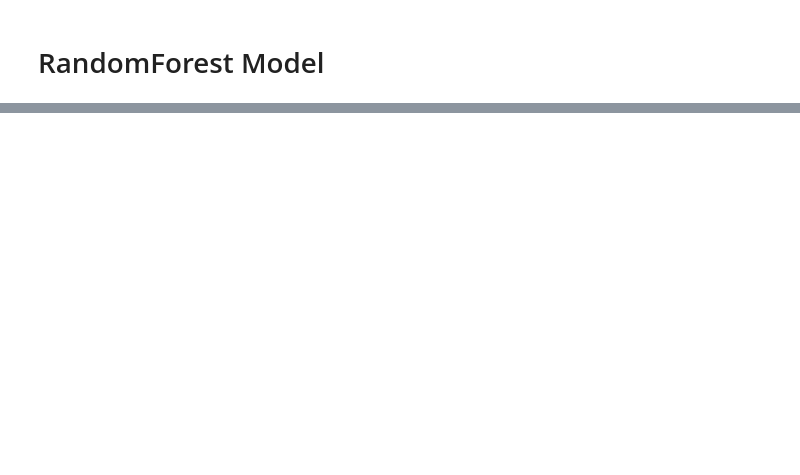
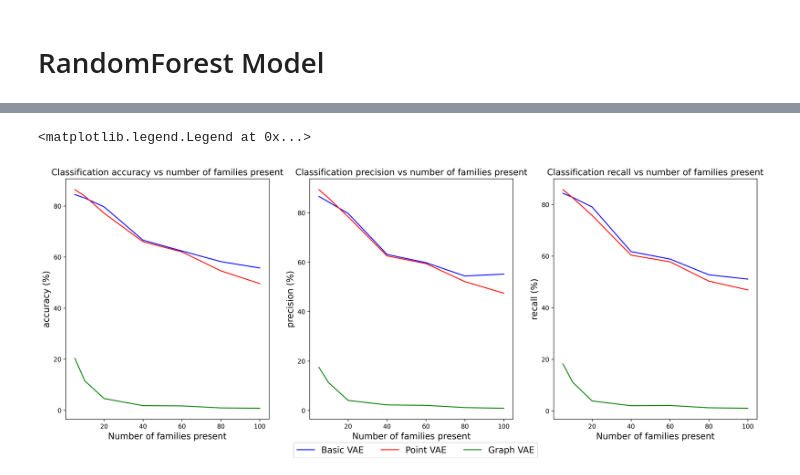
Before and after one commit to shazakam/ProteinManifoldLearning, a Jupyter notebook: Notebooks/CLUSTER_ANALYSIS.ipynb, the cells around one changed output, grey strips where cells are left out. Saved outputs shown, nothing was run; the diff lists cells and outputs as text; code cells hidden in the pictures; blank space fills up the shorter version.

```diff
--- a/Notebooks/CLUSTER_ANALYSIS.ipynb
+++ b/Notebooks/CLUSTER_ANALYSIS.ipynb
@@ -147,7 +274,0 @@ np.sum(clf.predict(latent_vectors[1000:, :]) == np.array([top_prot_dict[i] for i
-# %%
-from sklearn.metrics import classification_report, confusion_matrix
-x_test = latent_vectors[1000:, :]
-y_test = np.array([top_prot_dict[i] for i in top_family_labels])[1000:]
-y_pred = clf.predict(x_test)
-print(classification_report(y_test, y_pred))
-print(confusion_matrix(y_test, y_pred))
@@ -187,0 +437,24 @@ plt.show()
+# %%
+result_arrays = [np.array(rf_acc_results).T, np.array(rf_prec_results).T, np.array(rf_recall_results).T, np.array(rf_f1_results).T]
+result_titles = ['accuracy', 'precision', 'recall']
+model_label = ['Basic VAE', 'Point VAE', 'Graph VAE']
+model_colour = ['b', 'r', 'g']
+
+family_value_array = np.array([5, 10, 20, 40, 60, 80, 100])
+fig, axes = plt.subplots(1,3, dpi = 300, figsize = (20,7))
+axes = axes.flatten()
+for idx, title in enumerate(result_titles):
+    result_array = result_arrays[idx]
+    axes[idx].set_title(f'Classification {title} vs number of families present', fontsize = 14)
+    for model_idx in range(3):
+        if idx == 0:
+            axes[idx].plot(family_value_array, result_array[:, model_idx]*100, label = model_label[model_idx], color = model_colour[model_idx])
+        else:
+            axes[idx].plot(family_value_array, result_array[:, model_idx]*100, color = model_colour[model_idx])
+        axes[idx].set_xlabel('Number of families present', size = 14)
+        axes[idx].set_ylabel(f'{title} (%)', size = 14)
+
+fig.legend(loc=(0.35,0), ncol=3, fontsize = 14)
+# %% [output]
+<matplotlib.legend.Legend at 0x...>
+[figure, added]
```
Also changed, not shown: parts of 33 cells of this notebook, 10 other files.
